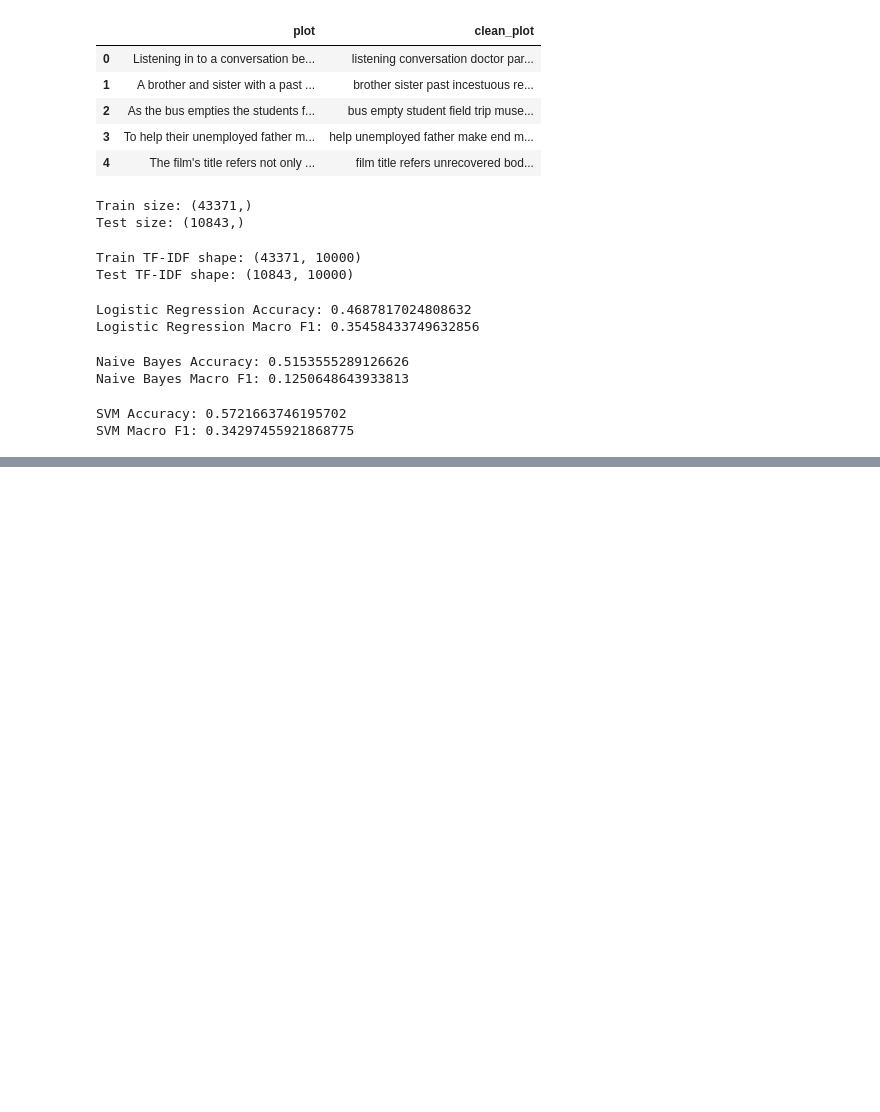
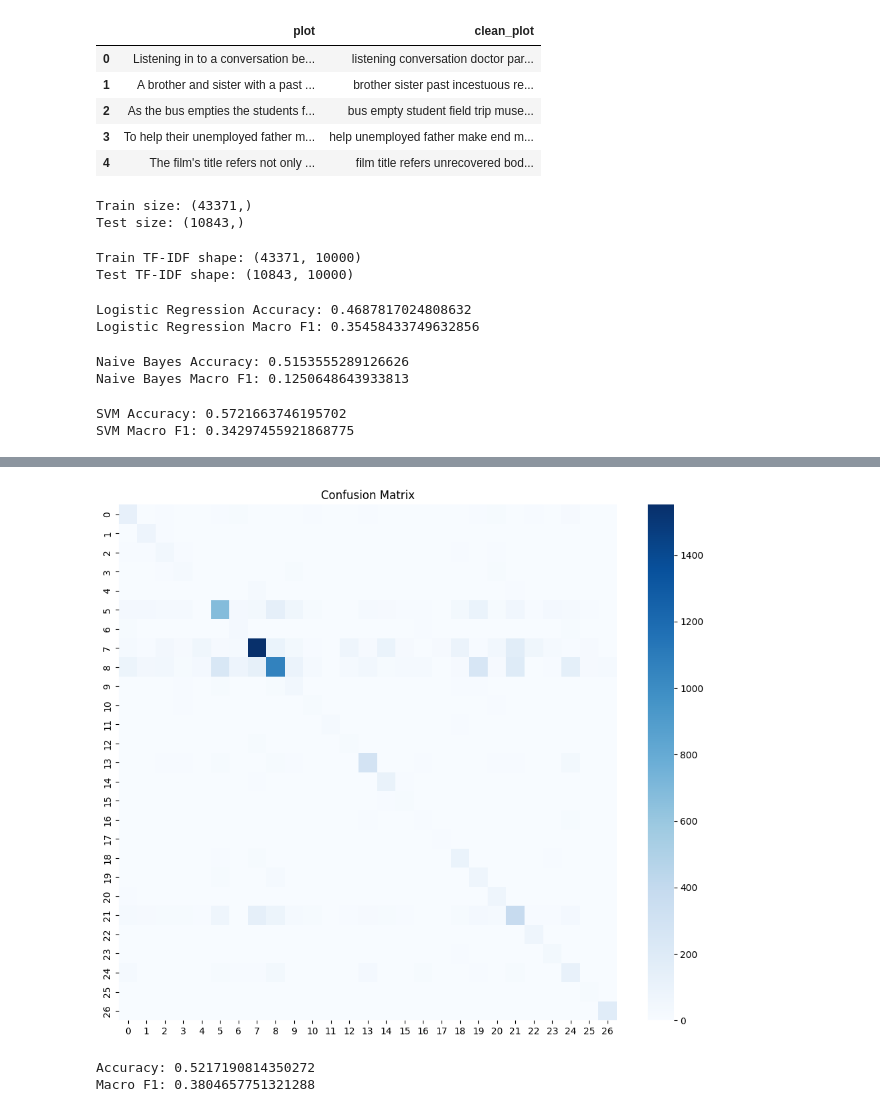
Before and after one commit to shreya975/Movie-Genre-Classification, a Jupyter notebook: movie-genre-classification/notebooks/01_eda.ipynb, the cells around one changed output, grey strips where cells are left out. Drawn from its saved outputs; the diff is of its cells as text; code cells hidden in the pictures; blank space fills up the shorter version.

```diff
--- a/movie-genre-classification/notebooks/01_eda.ipynb
+++ b/movie-genre-classification/notebooks/01_eda.ipynb
@@ -284,0 +304,13 @@ SVM Macro F1: 0.34297455921868775
+# %%
+from sklearn.feature_extraction.text import TfidfVectorizer
+
+tfidf = TfidfVectorizer(
+    max_features=20000,
+    ngram_range=(1,2),
+    min_df=3
+)
+
+X_train_tfidf = tfidf.fit_transform(X_train)
+X_test_tfidf = tfidf.transform(X_test)
+
+print(X_train_tfidf.shape)
@@ -284,0 +319,12 @@ SVM Macro F1: 0.34297455921868775
+# %%
+log_model = LogisticRegression(
+    max_iter=2000,
+    class_weight='balanced'
+)
+
+log_model.fit(X_train_tfidf, y_train)
+
+y_pred_log = log_model.predict(X_test_tfidf)
+
+print("Logistic Accuracy:", accuracy_score(y_test, y_pred_log))
+print("Logistic Macro F1:", f1_score(y_test, y_pred_log, average='macro'))
@@ -284,0 +362,40 @@ SVM Macro F1: 0.34297455921868775
+# %%
+import seaborn as sns
+import matplotlib.pyplot as plt
+from sklearn.metrics import confusion_matrix
+
+cm = confusion_matrix(y_test, y_pred_log)
+
+plt.figure(figsize=(12,10))
+sns.heatmap(cm, cmap='Blues')
+plt.title("Confusion Matrix")
+plt.show()
+# %% [output]
+[figure, added]
+# %%
+tfidf = TfidfVectorizer(
+    max_features=30000,
+    ngram_range=(1,2),
+    min_df=2
+)
+
+X_train_tfidf = tfidf.fit_transform(X_train)
+X_test_tfidf = tfidf.transform(X_test)
+
+from sklearn.linear_model import LogisticRegression
+
+log_model = LogisticRegression(
+    C=2,
+    max_iter=3000,
+    class_weight='balanced'
+)
+
+log_model.fit(X_train_tfidf, y_train)
+
+y_pred = log_model.predict(X_test_tfidf)
+
+print("Accuracy:", accuracy_score(y_test, y_pred))
+print("Macro F1:", f1_score(y_test, y_pred, average='macro'))
+# %% [output]
+Accuracy: 0.5217190814350272
+Macro F1: 0.3804657751321288
```
Also changed, not shown: parts of 6 cells of this notebook.
